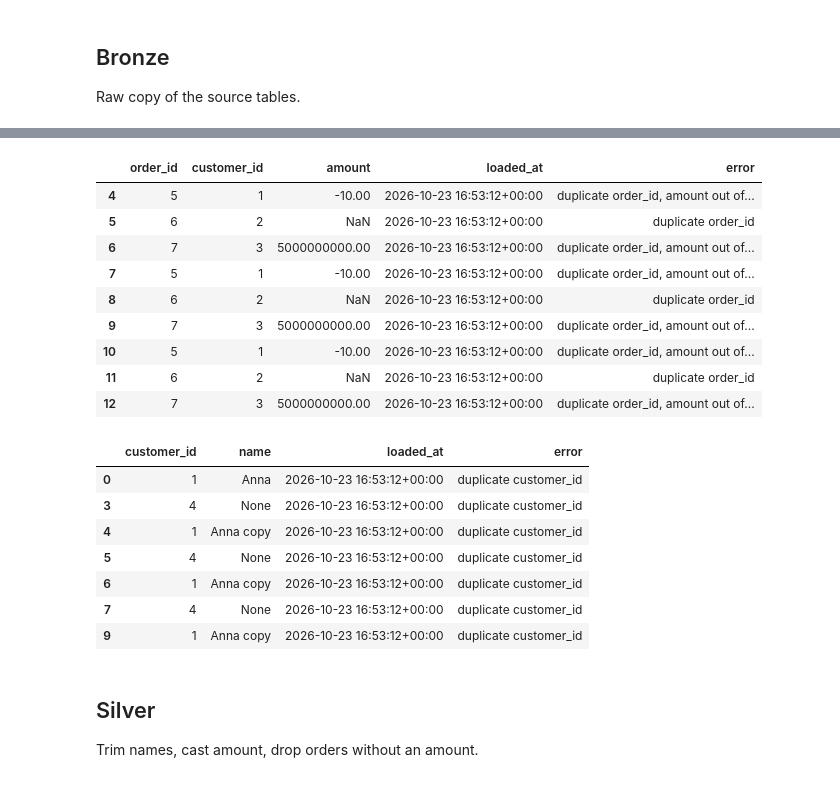
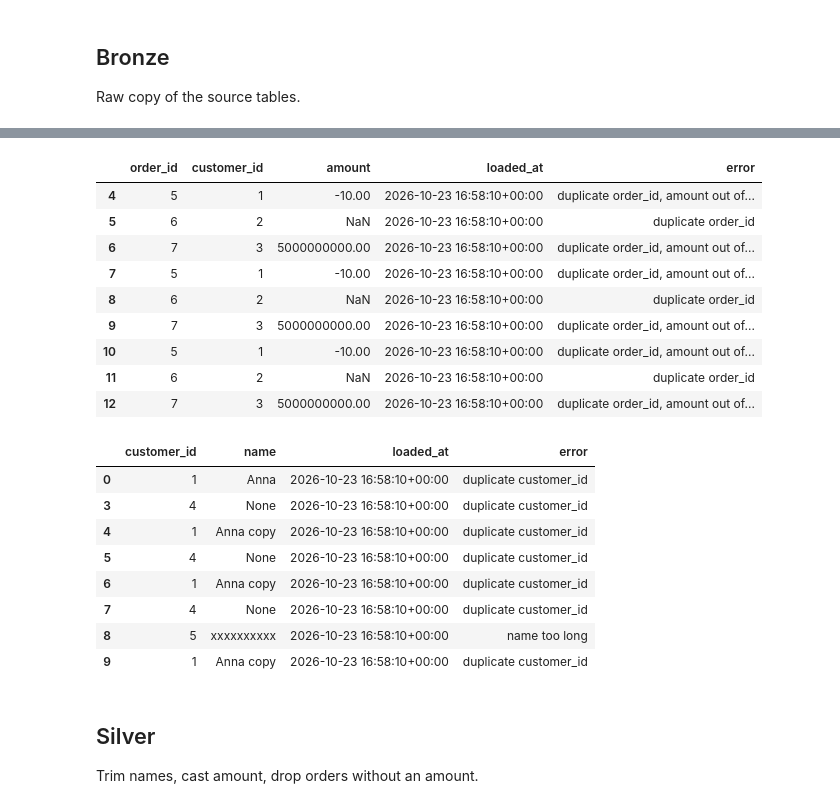
Before and after one commit to ogicode/Airflow-DBT, a Jupyter notebook: dbt/shops-dbt/notebooks/shop_pandas.ipynb, the cells around one changed output, grey strips where cells are left out. Saved outputs shown, nothing was run; the diff lists cells and outputs as text; code cells hidden in the pictures.

```diff
--- a/dbt/shops-dbt/notebooks/shop_pandas.ipynb
+++ b/dbt/shops-dbt/notebooks/shop_pandas.ipynb
@@ -135,55 +135,56 @@ c = bronze_customers.copy()
 c_rules = pd.DataFrame({
     # keep=False marks all copies, we can't know which one is correct
     "duplicate customer_id": c["customer_id"].duplicated(keep=False),
-    # names over 100 characters are likely bad input
-    "name too long": c["name"].str.len() > 100,
+    # names over 9 characters are likely bad input
+    "name too long": c["name"].str.len() > 9,
 })
 # list the broken rules per row, empty string = clean
 c["error"] = c_rules.apply(lambda r: ", ".join(r.index[r]), axis=1)
 
 quarantine_customers = c[c["error"] != ""]
 clean_customers = c[c["error"] == ""].drop(columns="error")
 
 # orders
 o = bronze_orders.copy()
 o_rules = pd.DataFrame({
     "duplicate order_id": o["order_id"].duplicated(keep=False),
     "amount out of range": (o["amount"] <= 0) | (o["amount"] > 1_000_000_000),
 })
 o["error"] = o_rules.apply(lambda r: ", ".join(r.index[r]), axis=1)
 
 quarantine_orders = o[o["error"] != ""]
 clean_orders = o[o["error"] == ""].drop(columns="error")
 
 # save the quarantine so people can check the rows
 with engine.begin() as conn:
     conn.execute(text("create schema if not exists pandas_quarantine"))
 quarantine_customers.to_sql("customers", engine, schema="pandas_quarantine", if_exists="replace", index=False)
 quarantine_orders.to_sql("orders", engine, schema="pandas_quarantine", if_exists="replace", index=False)
 
 quarantine_orders
 # %% [output]
 |  | order_id | customer_id | amount | loaded_at | error |
-| 4 | 5 | 1 | -10.00 | 2026-10-23 16:53:12+00:00 | duplicate order_id, amount out of... |
-| 5 | 6 | 2 | NaN | 2026-10-23 16:53:12+00:00 | duplicate order_id |
-| 6 | 7 | 3 | 5000000000.00 | 2026-10-23 16:53:12+00:00 | duplicate order_id, amount out of... |
-| 7 | 5 | 1 | -10.00 | 2026-10-23 16:53:12+00:00 | duplicate order_id, amount out of... |
-| 8 | 6 | 2 | NaN | 2026-10-23 16:53:12+00:00 | duplicate order_id |
-| 9 | 7 | 3 | 5000000000.00 | 2026-10-23 16:53:12+00:00 | duplicate order_id, amount out of... |
-| 10 | 5 | 1 | -10.00 | 2026-10-23 16:53:12+00:00 | duplicate order_id, amount out of... |
-| 11 | 6 | 2 | NaN | 2026-10-23 16:53:12+00:00 | duplicate order_id |
-| 12 | 7 | 3 | 5000000000.00 | 2026-10-23 16:53:12+00:00 | duplicate order_id, amount out of... |
+| 4 | 5 | 1 | -10.00 | 2026-10-23 16:58:10+00:00 | duplicate order_id, amount out of... |
+| 5 | 6 | 2 | NaN | 2026-10-23 16:58:10+00:00 | duplicate order_id |
+| 6 | 7 | 3 | 5000000000.00 | 2026-10-23 16:58:10+00:00 | duplicate order_id, amount out of... |
+| 7 | 5 | 1 | -10.00 | 2026-10-23 16:58:10+00:00 | duplicate order_id, amount out of... |
+| 8 | 6 | 2 | NaN | 2026-10-23 16:58:10+00:00 | duplicate order_id |
+| 9 | 7 | 3 | 5000000000.00 | 2026-10-23 16:58:10+00:00 | duplicate order_id, amount out of... |
+| 10 | 5 | 1 | -10.00 | 2026-10-23 16:58:10+00:00 | duplicate order_id, amount out of... |
+| 11 | 6 | 2 | NaN | 2026-10-23 16:58:10+00:00 | duplicate order_id |
+| 12 | 7 | 3 | 5000000000.00 | 2026-10-23 16:58:10+00:00 | duplicate order_id, amount out of... |
 # %%
 quarantine_customers
 # %% [output]
 |  | customer_id | name | loaded_at | error |
-| 0 | 1 | Anna | 2026-10-23 16:53:12+00:00 | duplicate customer_id |
-| 3 | 4 | None | 2026-10-23 16:53:12+00:00 | duplicate customer_id |
-| 4 | 1 | Anna copy | 2026-10-23 16:53:12+00:00 | duplicate customer_id |
-| 5 | 4 | None | 2026-10-23 16:53:12+00:00 | duplicate customer_id |
-| 6 | 1 | Anna copy | 2026-10-23 16:53:12+00:00 | duplicate customer_id |
-| 7 | 4 | None | 2026-10-23 16:53:12+00:00 | duplicate customer_id |
-| 9 | 1 | Anna copy | 2026-10-23 16:53:12+00:00 | duplicate customer_id |
+| 0 | 1 | Anna | 2026-10-23 16:58:10+00:00 | duplicate customer_id |
+| 3 | 4 | None | 2026-10-23 16:58:10+00:00 | duplicate customer_id |
+| 4 | 1 | Anna copy | 2026-10-23 16:58:10+00:00 | duplicate customer_id |
+| 5 | 4 | None | 2026-10-23 16:58:10+00:00 | duplicate customer_id |
+| 6 | 1 | Anna copy | 2026-10-23 16:58:10+00:00 | duplicate customer_id |
+| 7 | 4 | None | 2026-10-23 16:58:10+00:00 | duplicate customer_id |
+| 8 | 5 | xxxxxxxxxx | 2026-10-23 16:58:10+00:00 | name too long |
+| 9 | 1 | Anna copy | 2026-10-23 16:58:10+00:00 | duplicate customer_id |
 # %% [markdown]
 ## Silver
 Trim names, cast amount, drop orders without an amount.
```
Also changed, not shown: parts of 7 cells of this notebook.
